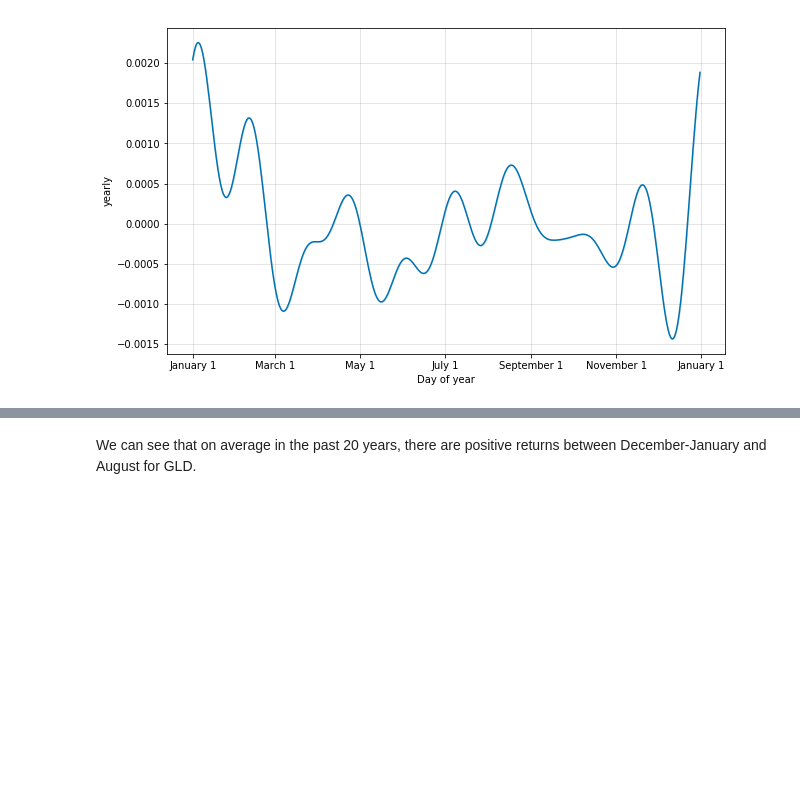
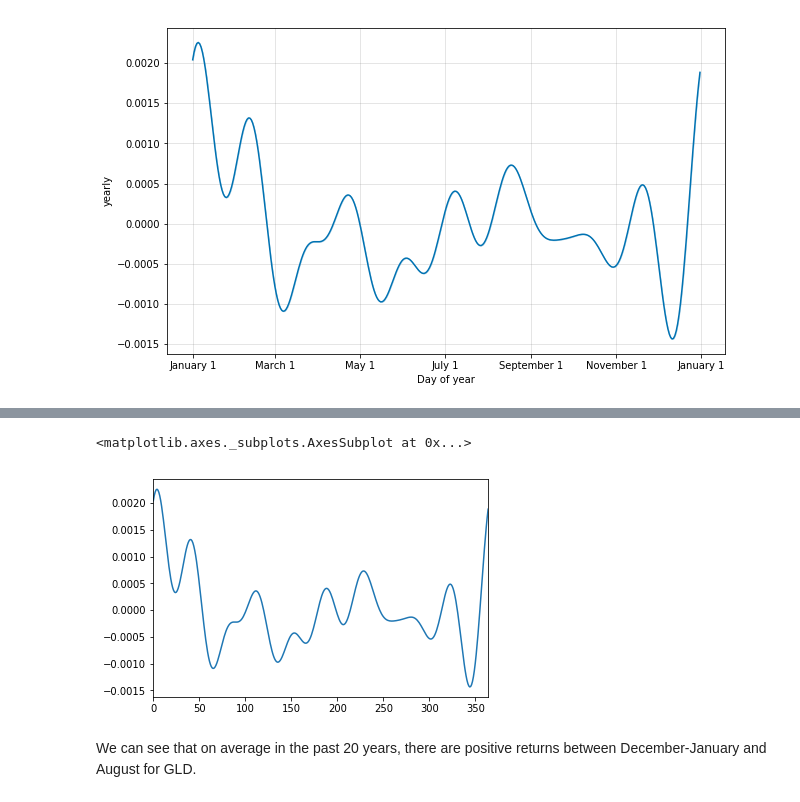
Before and after one commit to angelotc/Decomposition-of-Retail-Companies, a Jupyter notebook: Cumulative Returns Analysis.ipynb, the cells around one changed output, grey strips where cells are left out. Cells and saved outputs as stored; diff of their text form; code cells hidden in the pictures; blank space fills up the shorter version.

Commit message:
add seasonality_df function

```diff
--- a/Cumulative Returns Analysis.ipynb
+++ b/Cumulative Returns Analysis.ipynb
@@ -278,3 +278,20 @@ yearly_seasonality_graph(["GLD"], '2000-12-31', '2019-12-31')
 # %% [output]
 [*********************100%***********************]  1 of 1 completed
 [figure]
+# %%
+tickers_str, start_date, end_date = ["GLD"], '2000-12-31', '2019-12-31'
+import matplotlib as plt
+%matplotlib inline
+for ticker in tickers_str:
+    # Pull data from Yahoo Finance
+    data = yf.download(ticker , start = start_date , end = end_date)
+
+    # Create percentage daily returns column
+    data['Daily_return'] = data['Adj Close']/data['Adj Close'].shift(1)-1
+
+    # Rename our x and y variables to fit FB Prophet.
+    df = data.reset_index().rename(columns={'Date':'ds', 'Daily_return':'y'})
+
+    # FB Prophet
+    m = Prophet(daily_seasonality=False).fit(df)
+    seas_df = seasonality_df(m)
@@ -281,2 +309,7 @@ yearly_seasonality_graph(["GLD"], '2000-12-31', '2019-12-31')
+# %%
+seas_df['yearly'].plot()
+# %% [output]
+<matplotlib.axes._subplots.AxesSubplot at 0x...>
+[figure, added]
 # %% [markdown]
 We can see that on average in the past 20 years, there are positive returns between December-January and August for GLD.
```
Also changed, not shown: parts of 6 cells of this notebook.
